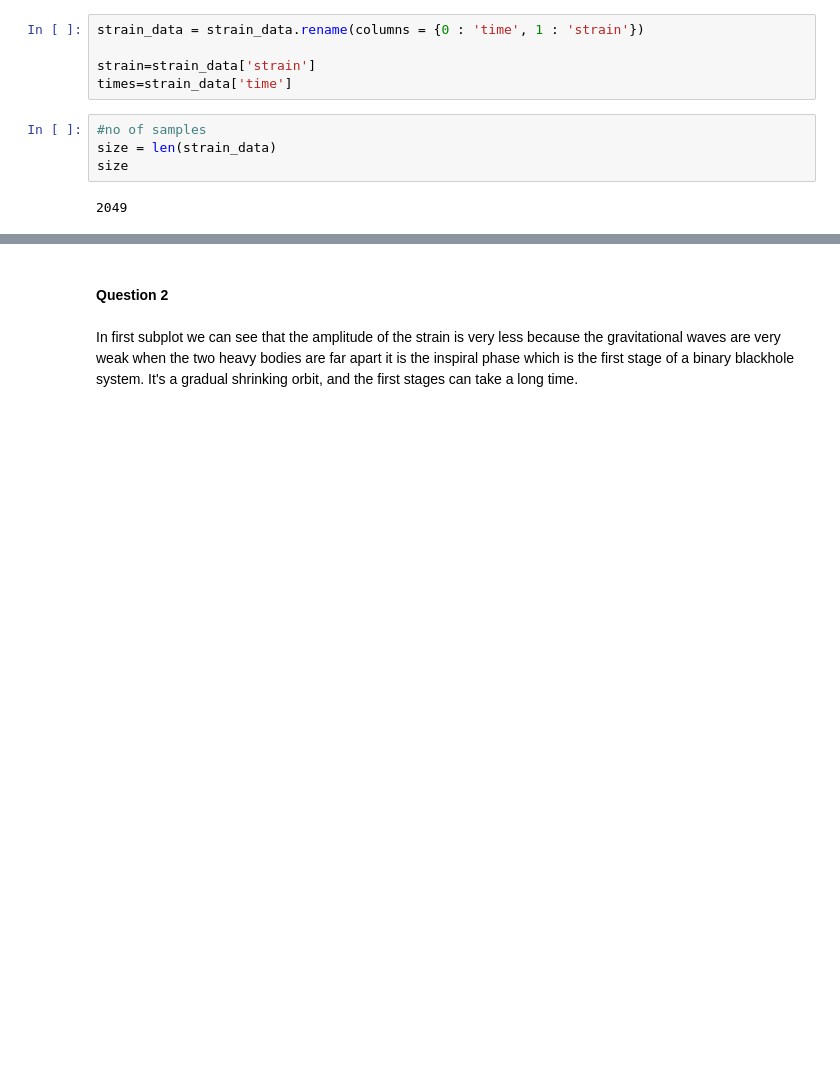
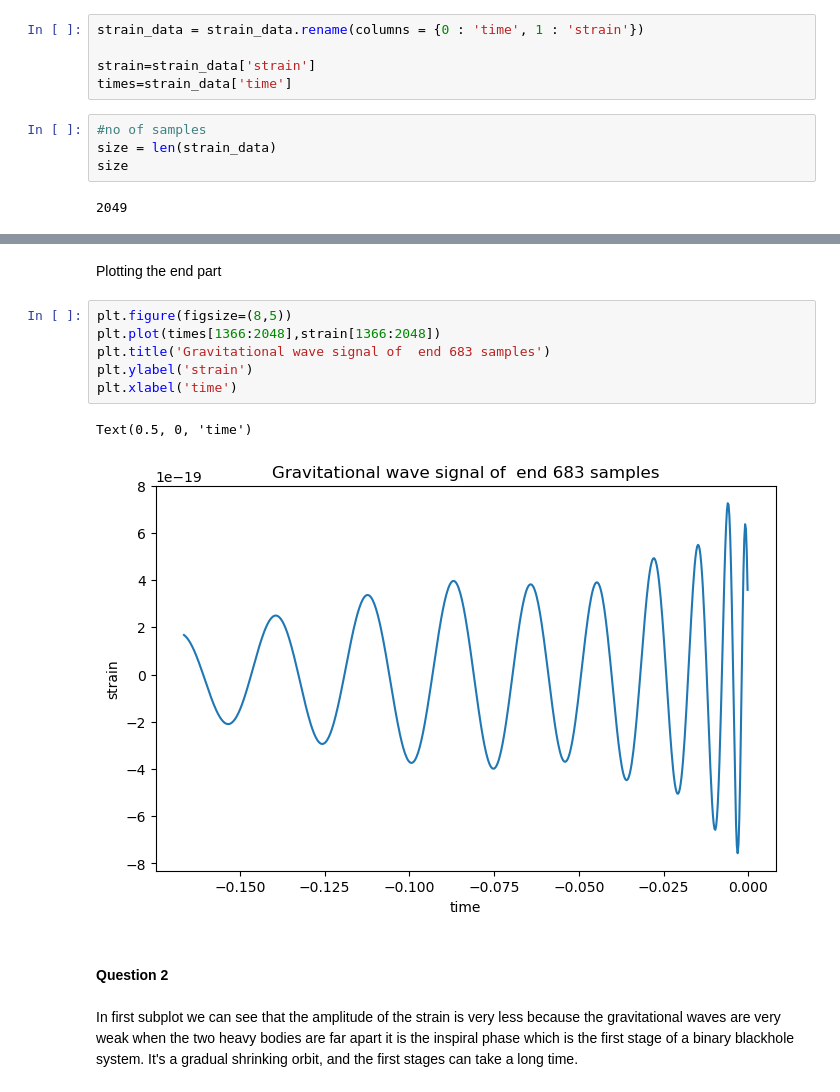
Before and after one commit to omdubey728/Astro_GW_Analysis_Barak, a Jupyter notebook: Part_1_Analysing_Data.ipynb, the cells around one changed output, grey strips where cells are left out. Cells and saved outputs as stored; diff of their text form; blank space fills up the shorter version.

```diff
--- a/Part_1_Analysing_Data.ipynb
+++ b/Part_1_Analysing_Data.ipynb
@@ -63,3 +75,14 @@ max_strain_time
+# %% [markdown]
+Plotting the end part
+# %%
+plt.figure(figsize=(8,5))
+plt.plot(times[1366:2048],strain[1366:2048])
+plt.title('Gravitational wave signal of  end 683 samples')
+plt.ylabel('strain')
+plt.xlabel('time')
+# %% [output]
+Text(0.5, 0, 'time')
+[figure, added]
 # %% [markdown]
 #### Question 2
 # %% [markdown]
```
Also changed, not shown: parts of 6 cells of this notebook.
